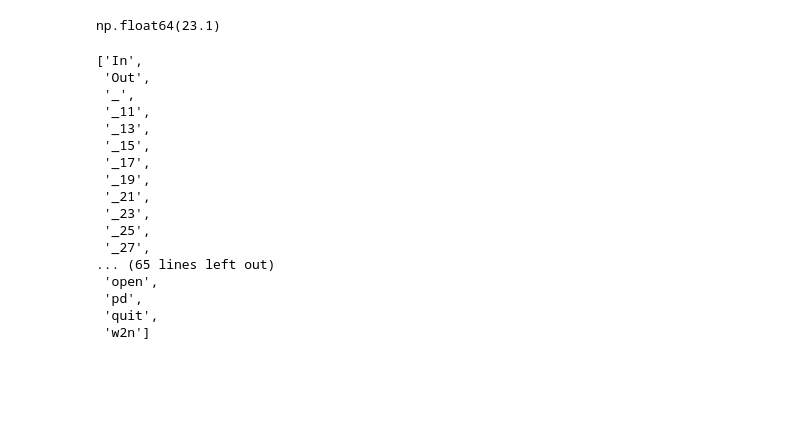
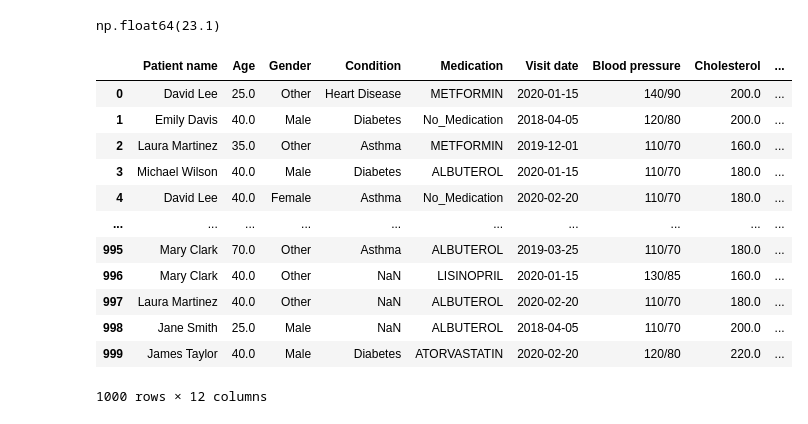
Before and after one commit to ypoudel3/data_final, a Jupyter notebook: healthcare.ipynb, the cells around one changed output. Drawn from its saved outputs; the diff is of its cells as text; code cells hidden in the pictures; blank space fills up the shorter version.

```diff
--- a/healthcare.ipynb
+++ b/healthcare.ipynb
@@ -334,27 +334,23 @@ df_csv['Cholesterol'].isna().mean() * 100
 np.float64(23.1)
 # %%
 df_csv['Cholesterol'] = df_csv['Cholesterol'].fillna(df_csv['Cholesterol'].median())
-# %%
-dir()
-# %% [output]
-['In',
- 'Out',
- '_',
- '_11',
- '_13',
- '_15',
- '_17',
- '_19',
- '_21',
- '_23',
- '_25',
- '_27',
-... (65 lines left out)
- 'open',
- 'pd',
- 'quit',
- 'w2n']
 # %%
 df_csv.columns = df_csv.columns.str.capitalize()
+# %%
+df_csv
+# %% [output]
+|  | Patient name | Age | Gender | Condition | Medication | Visit date | Blood pressure | Cholesterol | ... |
+| 0 | David Lee | 25.0 | Other | Heart Disease | METFORMIN | 2020-01-15 | 140/90 | 200.0 | ... |
+| 1 | Emily Davis | 40.0 | Male | Diabetes | No_Medication | 2018-04-05 | 120/80 | 200.0 | ... |
+| 2 | Laura Martinez | 35.0 | Other | Asthma | METFORMIN | 2019-12-01 | 110/70 | 160.0 | ... |
+| 3 | Michael Wilson | 40.0 | Male | Diabetes | ALBUTEROL | 2020-01-15 | 110/70 | 180.0 | ... |
+| 4 | David Lee | 40.0 | Female | Asthma | No_Medication | 2020-02-20 | 110/70 | 180.0 | ... |
+| ... | ... | ... | ... | ... | ... | ... | ... | ... | ... |
+| 995 | Mary Clark | 70.0 | Other | Asthma | ALBUTEROL | 2019-03-25 | 110/70 | 180.0 | ... |
+| 996 | Mary Clark | 40.0 | Other | NaN | LISINOPRIL | 2020-01-15 | 130/85 | 160.0 | ... |
+| 997 | Laura Martinez | 40.0 | Other | NaN | ALBUTEROL | 2020-02-20 | 110/70 | 180.0 | ... |
+| 998 | Jane Smith | 25.0 | Male | NaN | ALBUTEROL | 2018-04-05 | 110/70 | 200.0 | ... |
+| 999 | James Taylor | 40.0 | Male | Diabetes | ATORVASTATIN | 2020-02-20 | 120/80 | 220.0 | ... |
+1000 rows × 12 columns
 # %%
 df_csv.to_csv("cleaned_data.csv", index=False)
```
Also changed, not shown: 3 other files.
